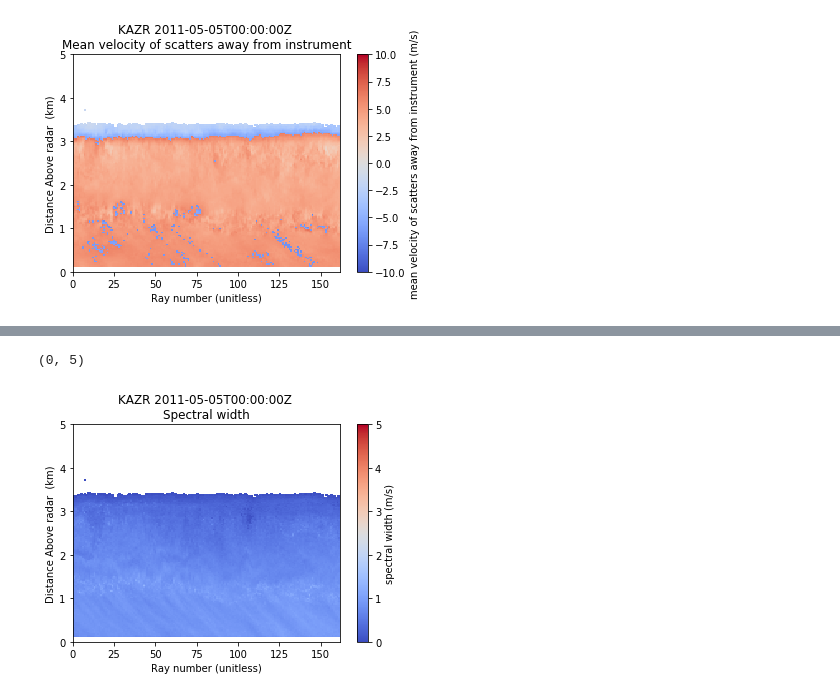
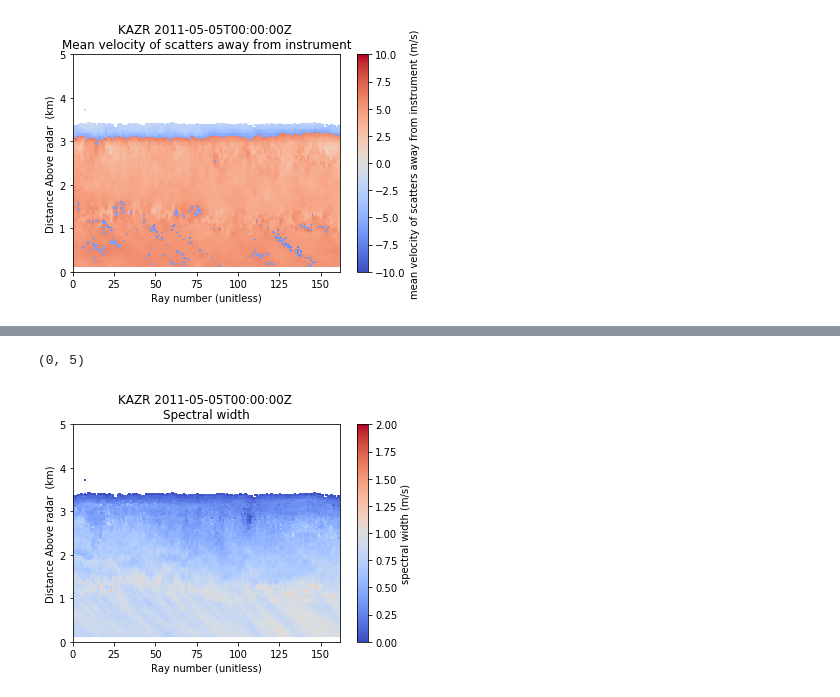
Before and after one commit to ANL-DIGR/arm-summer-2018, a Jupyter notebook: group1/KAZR spectra moments.ipynb, the cells around one changed output, grey strips where cells are left out. Drawn from its saved outputs; the diff is of its cells as text; code cells hidden in the pictures.

```diff
--- a/group1/KAZR spectra moments.ipynb
+++ b/group1/KAZR spectra moments.ipynb
@@ -543,6 +537,6 @@ fake_radar
 # %%
-display.plot_vpt('spectral_width', vmin=0, vmax=5, cmap='coolwarm')
+display.plot_vpt('spectral_width', vmin=0, vmax=2, cmap='coolwarm')
 plt.ylim([0, 5])
 # %% [output]
 (0, 5)
-[figure, old version]
+[figure, new version]
```
Also changed, not shown: parts of 6 cells of this notebook.
